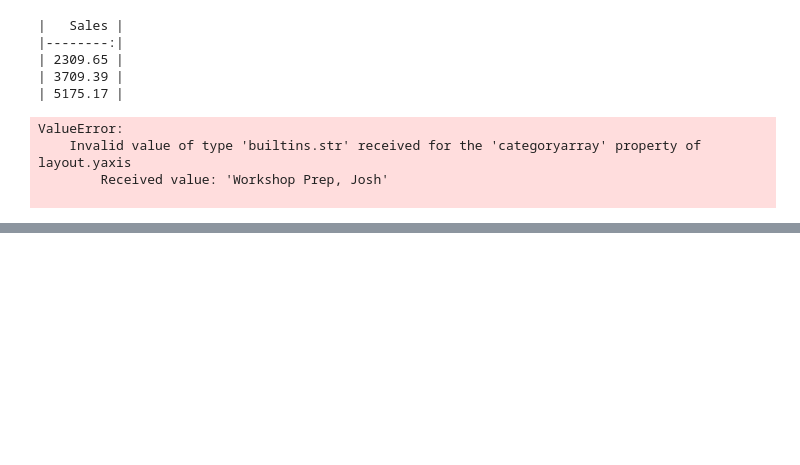
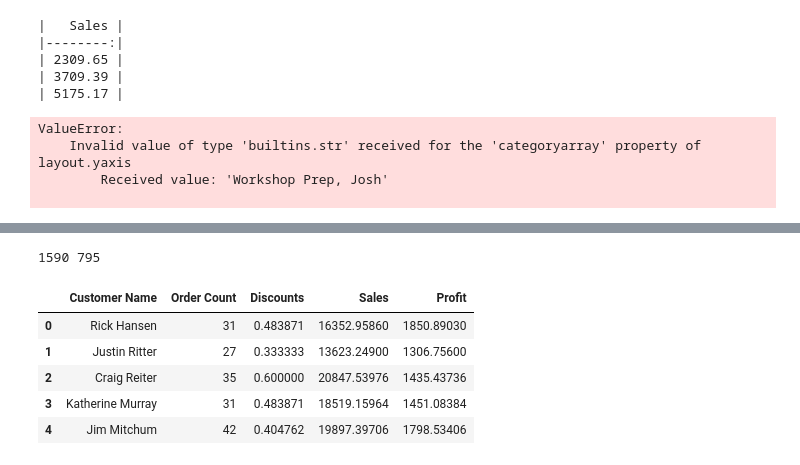
Before and after one commit to joshuajnoble/method-data-viz, a Jupyter notebook: super_store_edav.ipynb, the cells around one changed output, grey strips where cells are left out. Cells and saved outputs as stored; diff of their text form; code cells hidden in the pictures; blank space fills up the shorter version.

```diff
--- a/super_store_edav.ipynb
+++ b/super_store_edav.ipynb
@@ -750,0 +771,22 @@ sankey_fig.update_layout(title="Superstore Flow")
+# %%
+print(f"{len(superstore['Customer ID'].unique())} {len(superstore['Customer Name'].unique())}")
+#superstore.sort_values(by="CustomerName").groupby(["CustomerID","CustomerName"])["Segment"].count().reset_index().sort_values(by="CustomerName").head(50)
+
+customers = pd.DataFrame({ "Customer Name":superstore['Customer Name'].unique() })
+
+recency = superstore.groupby("Customer Name").agg({"Order Date":"max"}).apply(lambda x:(superstore['Order Date'].max() - x)).reset_index()
+recency = recency.rename({"Order Date":"Last Order"}, axis=1)
+recency["Last Order"] = recency["Last Order"].dt.days
+
+order_count = superstore.drop_duplicates("Order ID",keep="first").groupby("Customer Name").agg({"Order ID":"count"}).reset_index()
+order_count = order_count.rename({"Order ID":"Order Count"}, axis=1)
+
+discounts = superstore.drop_duplicates("Order ID",keep="first").groupby("Customer Name")['Discount'].value_counts().reset_index()
+discounts = discounts[discounts['Discount'] > 0.0].groupby("Customer Name")['count'].sum().reset_index()
+discounts['count'] = discounts['count'] / order_count['Order Count']
+discounts = discounts.rename({"count":"Discounts"}, axis=1)
+
+sales = superstore.groupby("Customer Name").agg({"Sales":"sum"}).reset_index()
+profit = superstore.groupby("Customer Name").agg({"Profit":"sum"}).reset_index()
+# %% [output]
+1590 795
@@ -750,0 +798,9 @@ sankey_fig.update_layout(title="Superstore Flow")
+# %%
+odsp.head()
+# %% [output]
+|  | Customer Name | Order Count | Discounts | Sales | Profit |
+| 0 | Rick Hansen | 31 | 0.483871 | 16352.95860 | 1850.89030 |
+| 1 | Justin Ritter | 27 | 0.333333 | 13623.24900 | 1306.75600 |
+| 2 | Craig Reiter | 35 | 0.600000 | 20847.53976 | 1435.43736 |
+| 3 | Katherine Murray | 31 | 0.483871 | 18519.15964 | 1451.08384 |
+| 4 | Jim Mitchum | 42 | 0.404762 | 19897.39706 | 1798.53406 |
```
Also changed, not shown: parts of 12 cells of this notebook.
